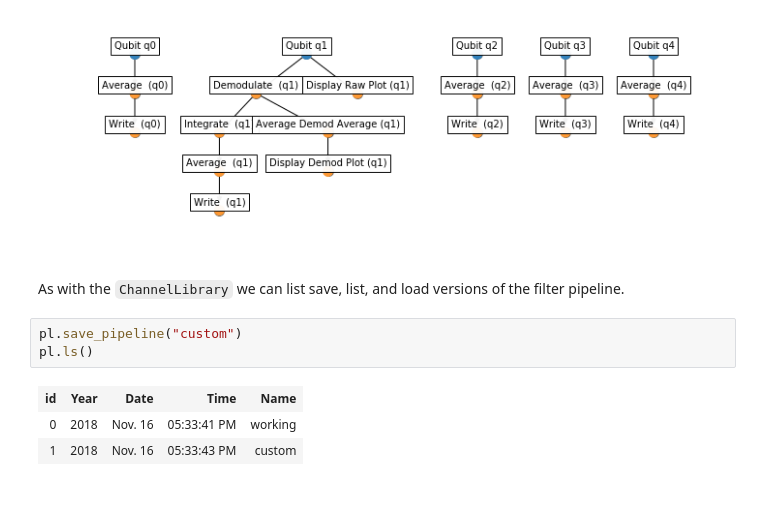
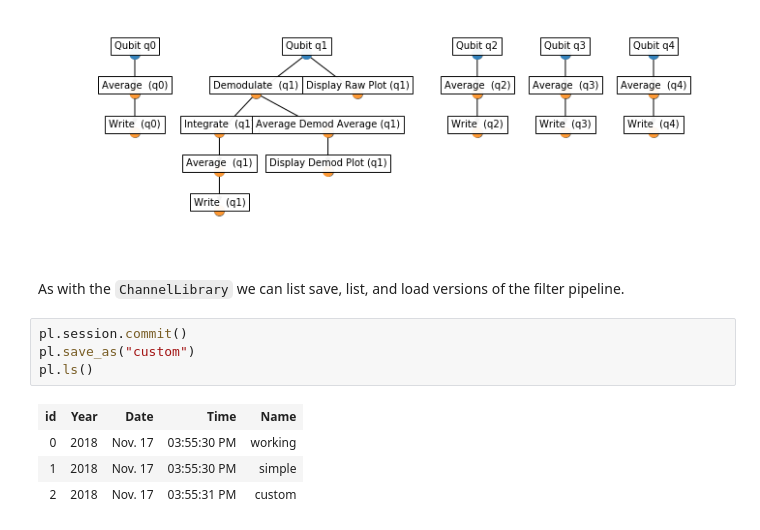
Before and after one commit to BBN-Q/Auspex, a Jupyter notebook: doc/examples/Example-Q3.ipynb, the cells around one changed output. Cells and saved outputs as stored; diff of their text form; blank space fills up the shorter version.

```diff
--- a/doc/examples/Example-Q3.ipynb
+++ b/doc/examples/Example-Q3.ipynb
@@ -108,9 +134,11 @@ pl.show_pipeline()
 # %% [markdown]
 As with the `ChannelLibrary` we can list save, list, and load versions of the filter pipeline.
 # %%
-pl.save_pipeline("custom")
+pl.session.commit()
+pl.save_as("custom")
 pl.ls()
 # %% [output]
 | id | Year | Date | Time | Name |
-| 0 | 2018 | Nov. 16 | 05:33:41 PM | working |
-| 1 | 2018 | Nov. 16 | 05:33:43 PM | custom |
+| 0 | 2018 | Nov. 17 | 03:55:30 PM | working |
+| 1 | 2018 | Nov. 17 | 03:55:30 PM | simple |
+| 2 | 2018 | Nov. 17 | 03:55:31 PM | custom |
```
Also changed, not shown: parts of 11 cells of this notebook, 2 other files.
